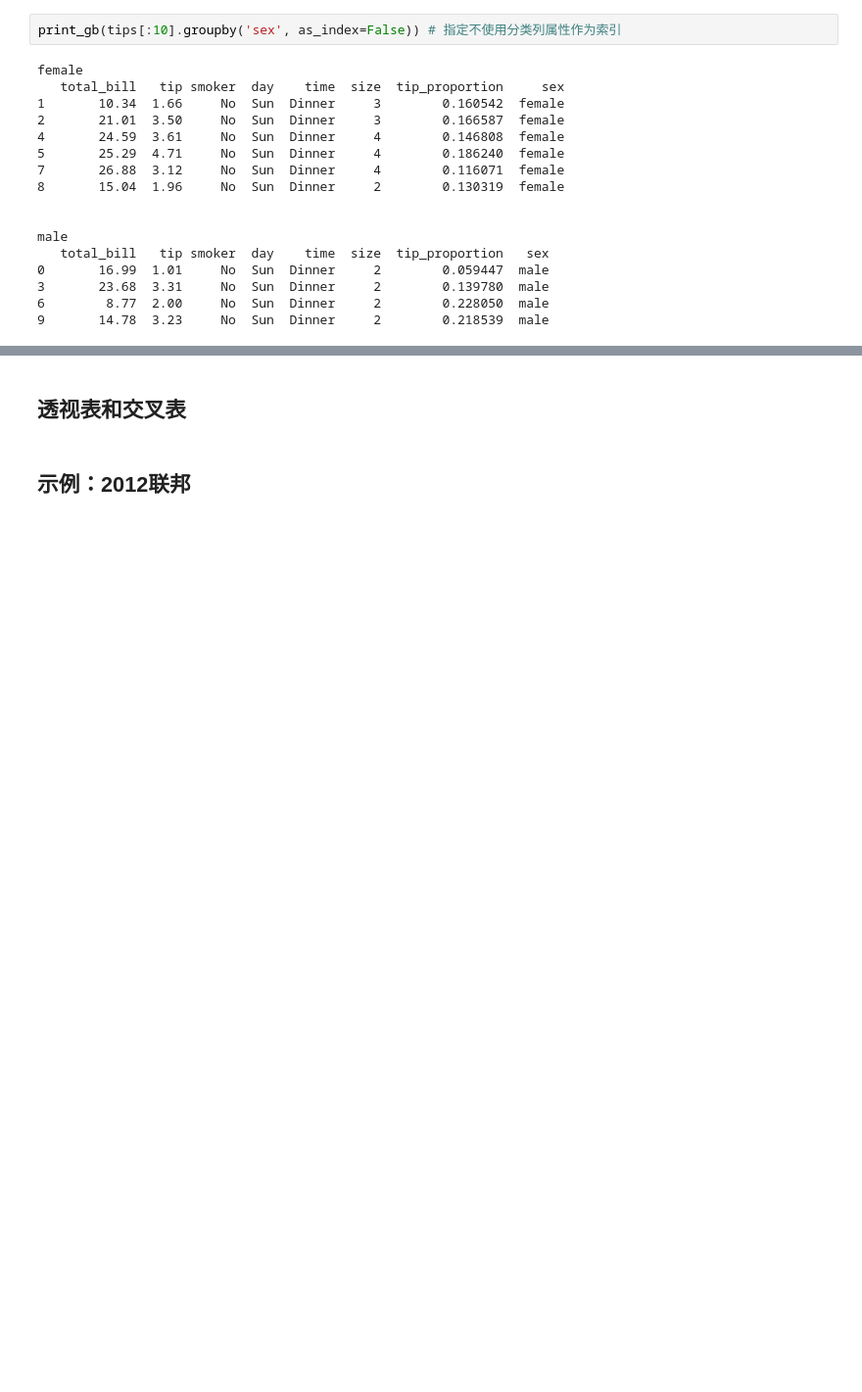
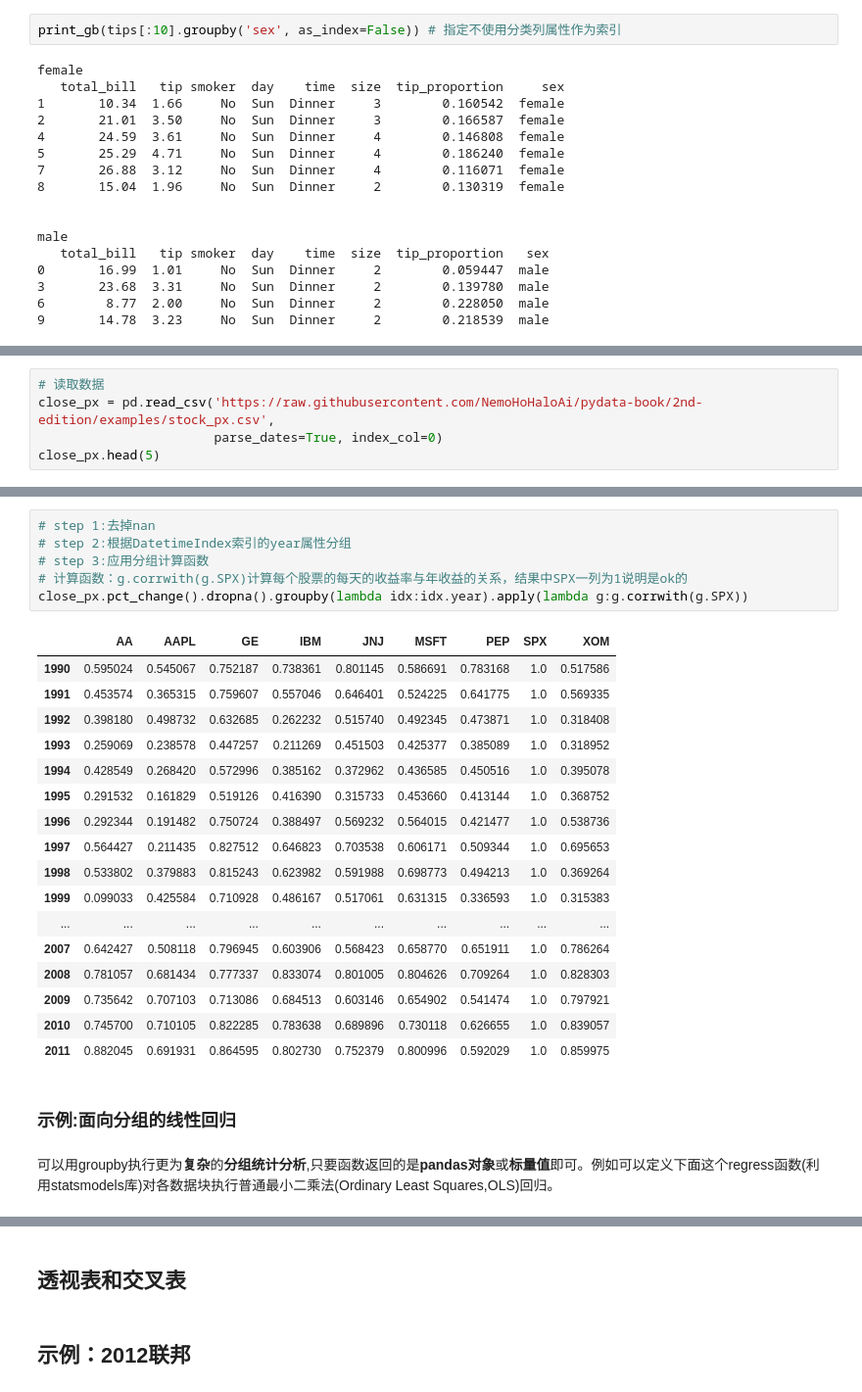
Before and after one commit to NemoHoHaloAi/machine_learning, a Jupyter notebook: python数据分析/数据聚合与分组计算.ipynb, the cells around one changed output, grey strips where cells are left out. Shown at 98% size. Saved outputs shown, nothing was run; the diff lists cells and outputs as text; blank space fills up the shorter version.

```diff
--- a/python数据分析/数据聚合与分组计算.ipynb
+++ b/python数据分析/数据聚合与分组计算.ipynb
@@ -706,0 +1046,5 @@ male
+# %%
+# 读取数据
+close_px = pd.read_csv('https://raw.githubusercontent.com/NemoHoHaloAi/pydata-book/2nd-edition/examples/stock_px.csv',
+                       parse_dates=True, index_col=0)
+close_px.head(5)
@@ -706,0 +1058,28 @@ male
+# %%
+# step 1:去掉nan
+# step 2:根据DatetimeIndex索引的year属性分组
+# step 3:应用分组计算函数
+# 计算函数：g.corrwith(g.SPX)计算每个股票的每天的收益率与年收益的关系，结果中SPX一列为1说明是ok的
+close_px.pct_change().dropna().groupby(lambda idx:idx.year).apply(lambda g:g.corrwith(g.SPX))
+# %% [output]
+|  | AA | AAPL | GE | IBM | JNJ | MSFT | PEP | SPX | XOM |
+| 1990 | 0.595024 | 0.545067 | 0.752187 | 0.738361 | 0.801145 | 0.586691 | 0.783168 | 1.0 | 0.517586 |
+| 1991 | 0.453574 | 0.365315 | 0.759607 | 0.557046 | 0.646401 | 0.524225 | 0.641775 | 1.0 | 0.569335 |
+| 1992 | 0.398180 | 0.498732 | 0.632685 | 0.262232 | 0.515740 | 0.492345 | 0.473871 | 1.0 | 0.318408 |
+| 1993 | 0.259069 | 0.238578 | 0.447257 | 0.211269 | 0.451503 | 0.425377 | 0.385089 | 1.0 | 0.318952 |
+| 1994 | 0.428549 | 0.268420 | 0.572996 | 0.385162 | 0.372962 | 0.436585 | 0.450516 | 1.0 | 0.395078 |
+| 1995 | 0.291532 | 0.161829 | 0.519126 | 0.416390 | 0.315733 | 0.453660 | 0.413144 | 1.0 | 0.368752 |
+| 1996 | 0.292344 | 0.191482 | 0.750724 | 0.388497 | 0.569232 | 0.564015 | 0.421477 | 1.0 | 0.538736 |
+| 1997 | 0.564427 | 0.211435 | 0.827512 | 0.646823 | 0.703538 | 0.606171 | 0.509344 | 1.0 | 0.695653 |
+| 1998 | 0.533802 | 0.379883 | 0.815243 | 0.623982 | 0.591988 | 0.698773 | 0.494213 | 1.0 | 0.369264 |
+| 1999 | 0.099033 | 0.425584 | 0.710928 | 0.486167 | 0.517061 | 0.631315 | 0.336593 | 1.0 | 0.315383 |
+| ... | ... | ... | ... | ... | ... | ... | ... | ... | ... |
+| 2007 | 0.642427 | 0.508118 | 0.796945 | 0.603906 | 0.568423 | 0.658770 | 0.651911 | 1.0 | 0.786264 |
+| 2008 | 0.781057 | 0.681434 | 0.777337 | 0.833074 | 0.801005 | 0.804626 | 0.709264 | 1.0 | 0.828303 |
+| 2009 | 0.735642 | 0.707103 | 0.713086 | 0.684513 | 0.603146 | 0.654902 | 0.541474 | 1.0 | 0.797921 |
+| 2010 | 0.745700 | 0.710105 | 0.822285 | 0.783638 | 0.689896 | 0.730118 | 0.626655 | 1.0 | 0.839057 |
+| 2011 | 0.882045 | 0.691931 | 0.864595 | 0.802730 | 0.752379 | 0.800996 | 0.592029 | 1.0 | 0.859975 |
+# %% [markdown]
+### 示例:面向分组的线性回归
+# %% [markdown]
+可以用groupby执行更为**复杂**的**分组统计分析**,只要函数返回的是**pandas对象**或**标量值**即可。例如可以定义下面这个regress函数(利用statsmodels库)对各数据块执行普通最小二乘法(Ordinary Least Squares,OLS)回归。
```
Also changed, not shown: parts of 72 cells of this notebook.
